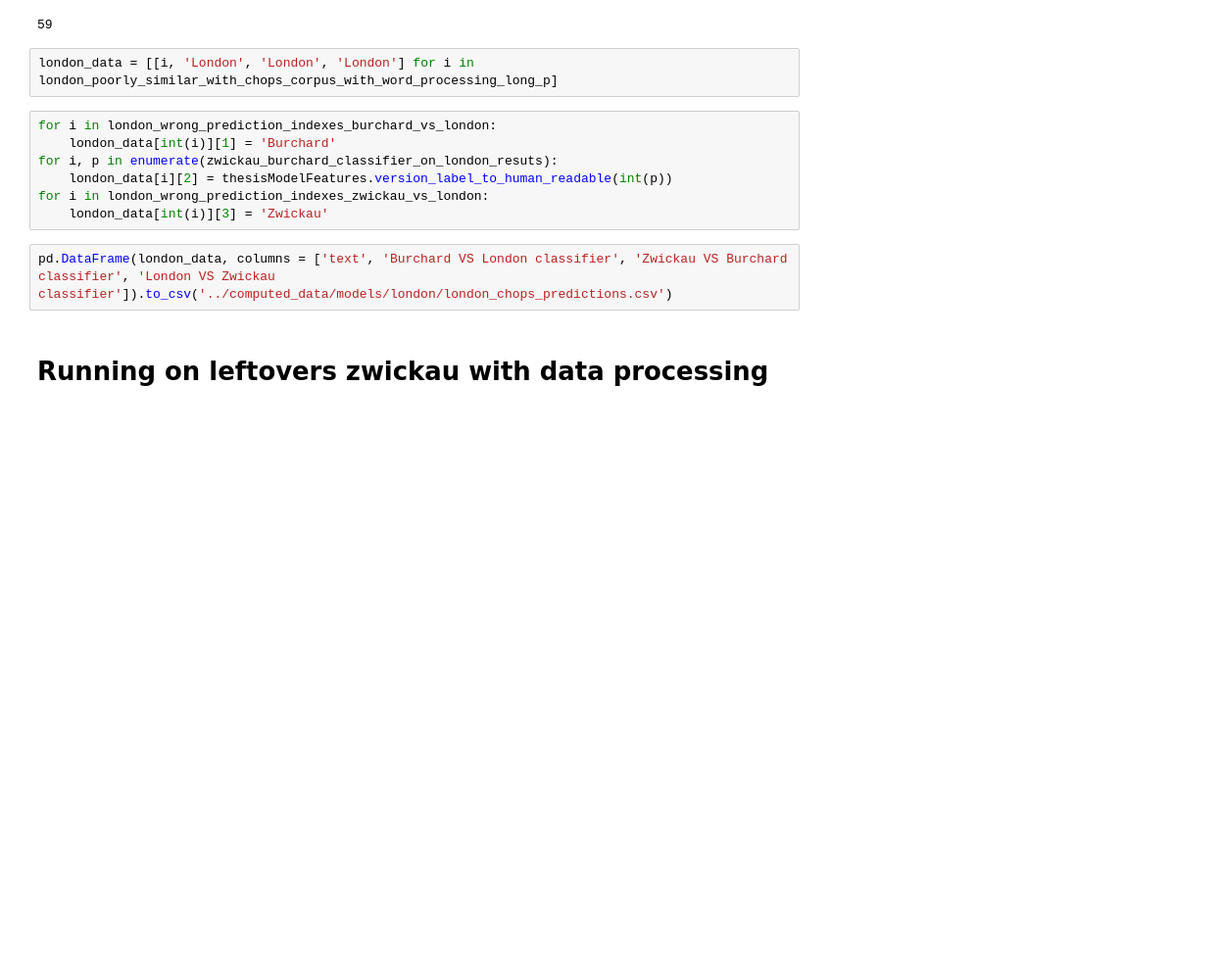
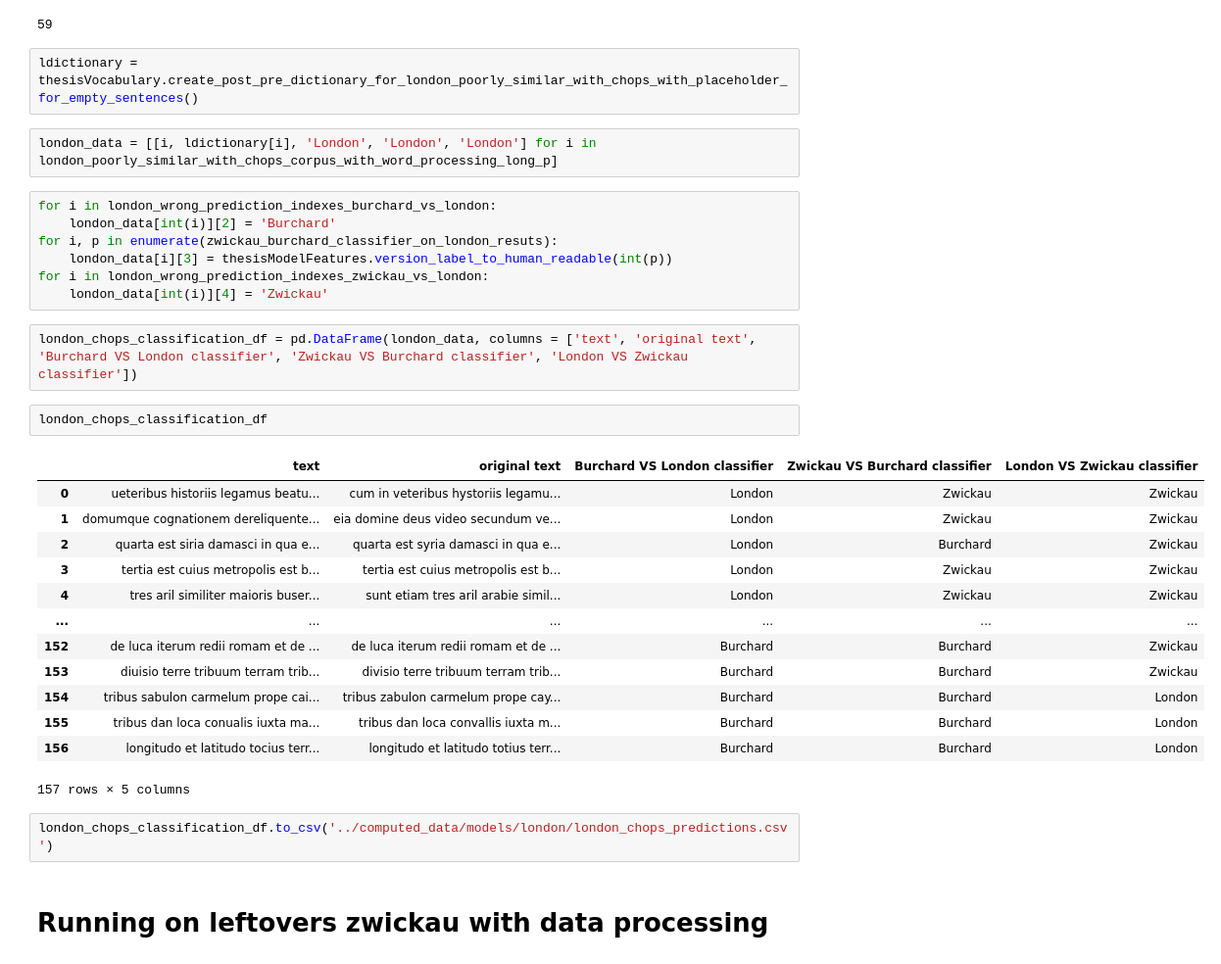
Before and after one commit to sashaaKr/thesis, a Jupyter notebook: notebooks/preparation for 8.8 - create burchard from zwickau.ipynb, the cells around one changed output. Shown at 98% size. Drawn from its saved outputs; the diff is of its cells as text; blank space fills up the shorter version.

```diff
--- a/notebooks/preparation for 8.8 - create burchard from zwickau.ipynb
+++ b/notebooks/preparation for 8.8 - create burchard from zwickau.ipynb
@@ -759,17 +739,37 @@ zwickau_wrong_prediction_indexes_zwickau_vs_london = [inner[2] for outter in zwi
 len(zwickau_wrong_prediction_indexes_zwickau_vs_london)
 # %% [output]
 59
+# %%
+ldictionary = thesisVocabulary.create_post_pre_dictionary_for_london_poorly_similar_with_chops_with_placeholder_for_empty_sentences()
 # %%
-london_data = [[i, 'London', 'London', 'London'] for i in london_poorly_similar_with_chops_corpus_with_word_processing_long_p]
+london_data = [[i, ldictionary[i], 'London', 'London', 'London'] for i in london_poorly_similar_with_chops_corpus_with_word_processing_long_p]
 # %%
 for i in london_wrong_prediction_indexes_burchard_vs_london:
-    london_data[int(i)][1] = 'Burchard'
+    london_data[int(i)][2] = 'Burchard'
 for i, p in enumerate(zwickau_burchard_classifier_on_london_resuts):
-    london_data[i][2] = thesisModelFeatures.version_label_to_human_readable(int(p))
+    london_data[i][3] = thesisModelFeatures.version_label_to_human_readable(int(p))
 for i in london_wrong_prediction_indexes_zwickau_vs_london:
-    london_data[int(i)][3] = 'Zwickau'
+    london_data[int(i)][4] = 'Zwickau'
 # %%
-pd.DataFrame(london_data, columns = ['text', 'Burchard VS London classifier', 'Zwickau VS Burchard classifier', 'London VS Zwickau classifier']).to_csv('../computed_data/models/london/london_chops_predictions.csv')
+london_chops_classification_df = pd.DataFrame(london_data, columns = ['text', 'original text', 'Burchard VS London classifier', 'Zwickau VS Burchard classifier', 'London VS Zwickau classifier'])
+# %%
+london_chops_classification_df
+# %% [output]
+|  | text | original text | Burchard VS London classifier | Zwickau VS Burchard classifier | London VS Zwickau classifier |
+| 0 | ueteribus historiis legamus beatu... | cum in veteribus hystoriis legamu... | London | Zwickau | Zwickau |
+| 1 | domumque cognationem dereliquente... | eia domine deus video secundum ve... | London | Zwickau | Zwickau |
+| 2 | quarta est siria damasci in qua e... | quarta est syria damasci in qua e... | London | Burchard | Zwickau |
+| 3 | tertia est cuius metropolis est b... | tertia est cuius metropolis est b... | London | Zwickau | Zwickau |
+| 4 | tres aril similiter maioris buser... | sunt etiam tres aril arabie simil... | London | Zwickau | Zwickau |
+| ... | ... | ... | ... | ... | ... |
+| 152 | de luca iterum redii romam et de ... | de luca iterum redii romam et de ... | Burchard | Burchard | Zwickau |
+| 153 | diuisio terre tribuum terram trib... | divisio terre tribuum terram trib... | Burchard | Burchard | Zwickau |
+| 154 | tribus sabulon carmelum prope cai... | tribus zabulon carmelum prope cay... | Burchard | Burchard | London |
+| 155 | tribus dan loca conualis iuxta ma... | tribus dan loca convallis iuxta m... | Burchard | Burchard | London |
+| 156 | longitudo et latitudo tocius terr... | longitudo et latitudo totius terr... | Burchard | Burchard | London |
+157 rows × 5 columns
+# %%
+london_chops_classification_df.to_csv('../computed_data/models/london/london_chops_predictions.csv')
 # %% [markdown]
 # Running on leftovers zwickau with data processing
 # %%
```
Also changed, not shown: parts of 52 cells of this notebook, 4 other files.
